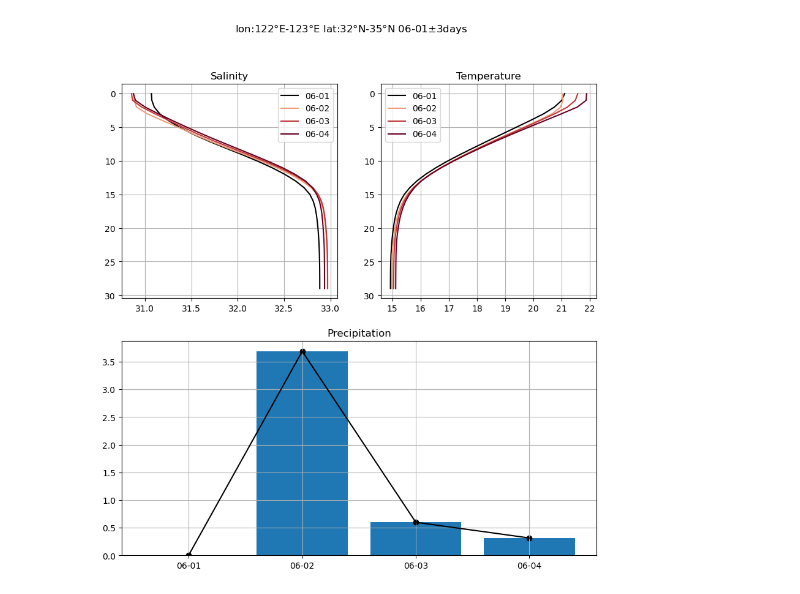
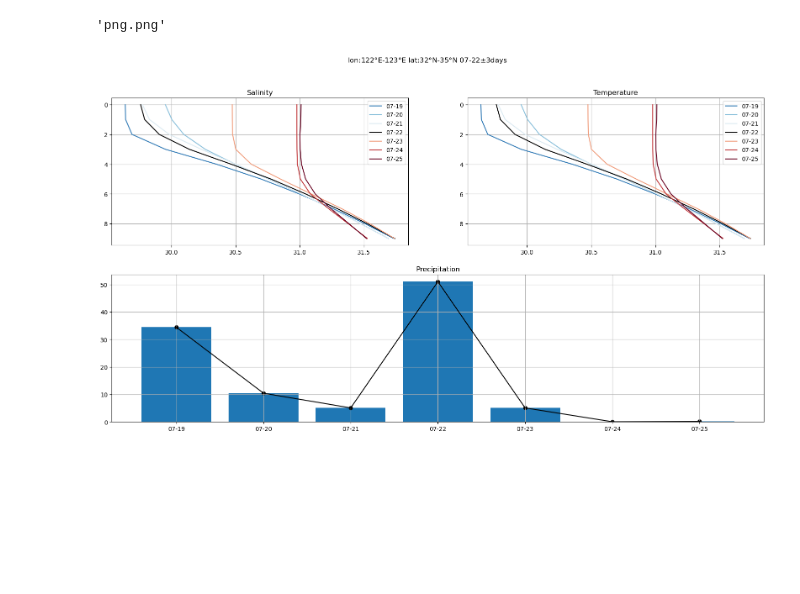
Before and after one commit to Yuhan-xue/ZYZ_SRDP, a Jupyter notebook: app_05_06_2023/ready.ipynb, the cells around one changed output. Cells and saved outputs as stored; diff of their text form; code cells hidden in the pictures; blank space fills up the shorter version.

```diff
--- a/app_05_06_2023/ready.ipynb
+++ b/app_05_06_2023/ready.ipynb
@@ -13,6 +15,8 @@ import scipy.io
 # %%
 sal=np.load('sai_切割.npy')
+sal_ano=np.load('sal_ano_切割.npy')
 temp=np.load('temp_切割.npy')
+temp_ano=np.load('temp_ano_切割.npy')
 das=scipy.io.loadmat('p_2020.mat')
 p=np.array(das['p_2020'])
 # %%
@@ -27,61 +31,87 @@ def get_cmap_colors(cmap_name, n_colors):
     cmap = plt.get_cmap(cmap_name)
     return [cmap(i/n_colors) for i in range(n_colors)]
 # %%
-def plot_sea_surface_temperature(left_lon, right_lon, lower_lat, upper_lat, date, daten):
+def plot_sea_surface_temperature(left_lon, right_lon, lower_lat, upper_lat, levd,date, n):
     global lon
     global lat
     global time
     global Lon
     global Lat
     global sal
-    global time
+    global sal_ano
+    global temp
+    global temp_ano
     global lev
 
+    folder_path = r'.\figsave'
+
+    ###############################################
+    # 删除目录内所有文件
+    for filename in os.listdir(folder_path):
+        file_path = os.path.join(folder_path, filename)
+        try:
+            if os.path.isfile(file_path) or os.path.islink(file_path):
+                os.unlink(file_path)
+            elif os.path.isdir(file_path):
+                shutil.rmtree(file_path)
+            print(rf'缓存：{file_path}已删除')
+        except Exception as e:
+            print(f'删除文件失败：{file_path}')
+    ###############################################
     lonind=(lon>=left_lon)&(lon<=right_lon)
     latind=(lat>=lower_lat)&(lat<=upper_lat)
     timeind=np.where(time==pd.to_datetime(date))[0][0]
+    daten=int(n)
 
     timess=np.arange(-1*daten,daten+1,1)+timeind
     timess=timess[(timess>=0)&(timess<len(time)-1)]
     #print(timess)
     rgbs=get_cmap_colors('RdBu',2*daten+1)
 
-    plt.figure(figsize=(10,10))
+    ###############################################
+    plt.figure(figsize=(20,10))
     plt.suptitle(f"lon:{left_lon}°E-{right_lon}°E lat:{lower_lat}°N-{upper_lat}°N {time[timeind].strftime('%m-%d')}$\pm${daten}days")
-    plt.subplot(2,2,1)
+    plt.subplot(2,3,1)
     plt.title('Salinity')
     for i in timess:
         if i==timeind:
-            plt.plot(np.nanmean(sal[:,lonind,:,:][:,:,latind,:][:,:,:,i],axis=(1,2)),lev,label=time[i].strftime('%m-%d'),color='black')
+            plt.plot(np.nanmean(sal[:levd,:,:,:][:,lonind,:,:][:,:,latind,:][:,:,:,i],axis=(1,2)),lev[:levd],label=time[i].strftime('%m-%d'),color='black')
             continue
-        plt.plot(np.nanmean(sal[:,lonind,:,:][:,:,latind,:][:,:,:,i],axis=(1,2)),lev,label=time[i].strftime('%m-%d'),color=rgbs[daten-i+timeind])
+        #print(np.nanmean(sal[:levd,:,:,:][:,lonind,:,:][:,:,latind,:][:,:,:,i],axis=(1,2)).shape)
+        #print(lev[:levd].shape)
+        plt.plot(np.nanmean(sal[:levd,:,:,:][:,lonind,:,:][:,:,latind,:][:,:,:,i],axis=(1,2)),lev[:levd],label=time[i].strftime('%m-%d'),color=rgbs[daten-i+timeind])
     ax=plt.gca()
     ax.invert_yaxis()
     plt.legend()
     plt.grid()
-    plt.subplot(2,2,2)
+    ###############################################
+    plt.subplot(2,3,2)
     plt.title('Temperature')
     for i in timess:
         if i==timeind:
-            plt.plot(np.nanmean(temp[:,lonind,:,:][:,:,latind,:][:,:,:,i],axis=(1,2)),lev,label=time[i].strftime('%m-%d'),color='black')
+            plt.plot(np.nanmean(sal[:levd,:,:,:][:,lonind,:,:][:,:,latind,:][:,:,:,i],axis=(1,2)),lev[:levd],label=time[i].strftime('%m-%d'),color='black')
             continue
-        plt.plot(np.nanmean(temp[:,lonind,:,:][:,:,latind,:][:,:,:,i],axis=(1,2)),lev,label=time[i].strftime('%m-%d'),color=rgbs[daten-i+timeind])
+        #print(np.nanmean(sal[:levd,:,:,:][:,lonind,:,:][:,:,latind,:][:,:,:,i],axis=(1,2)).shape)
+        #print(lev[:levd].shape)
+        plt.plot(np.nanmean(sal[:levd,:,:,:][:,lonind,:,:][:,:,latind,:][:,:,:,i],axis=(1,2)),lev[:levd],label=time[i].strftime('%m-%d'),color=rgbs[daten-i+timeind])
     ax=plt.gca()
     ax.invert_yaxis()
     plt.legend()
     plt.grid()
-    plt.subplot(2,2,(3,4))
+    ###############################################
+    plt.subplot(2,3,(3,4))
     plt.title('Precipitation')
     #print(np.nanmean(p[latind,:,:][:,lonind,:][:,:,timess],axis=(0,1)))
     plt.bar(time[timess].strftime('%m-%d'),np.nanmean(p[latind,:,:][:,lonind,:][:,:,timess],axis=(0,1)))
     plt.scatter(time[timess].strftime('%m-%d'),np.nanmean(p[latind,:,:][:,lonind,:][:,:,timess],axis=(0,1)),color='black')
     plt.plot(time[timess].strftime('%m-%d'),np.nanmean(p[latind,:,:][:,lonind,:][:,:,timess],axis=(0,1)),color='black')
     plt.grid()
-    #ax=plt.gca()
-    #ax.set_position([0.125, 0.21, 0.82, 0.23])
-    #print(ax.get_position())
-    #print(np.nanmean(sal[:,lonind,:,:][:,:,latind,:][:,:,:,timeind],axis=(1,2)).shape)
+    ###############################################
+    plt.subplot(2,3,(5,6))
+    plt.savefig(r'png.png')
+    return r'png.png'
 
-plot_sea_surface_temperature(122, 123, 32, 35, '20200601',3)
+plot_sea_surface_temperature(122, 123, 32, 35,10, '20200722',3)
 # %% [output]
+'png.png'
-[figure, old version]
+[figure, new version]
```
Also changed, not shown: parts of 2 cells of this notebook, 2 other files.
